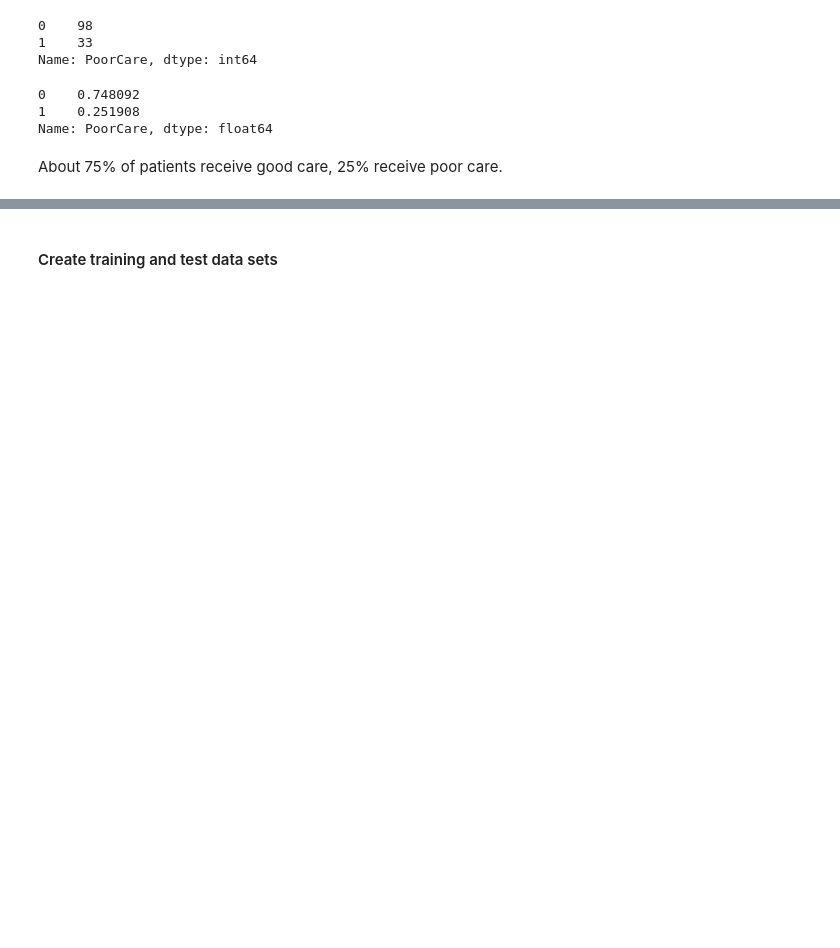
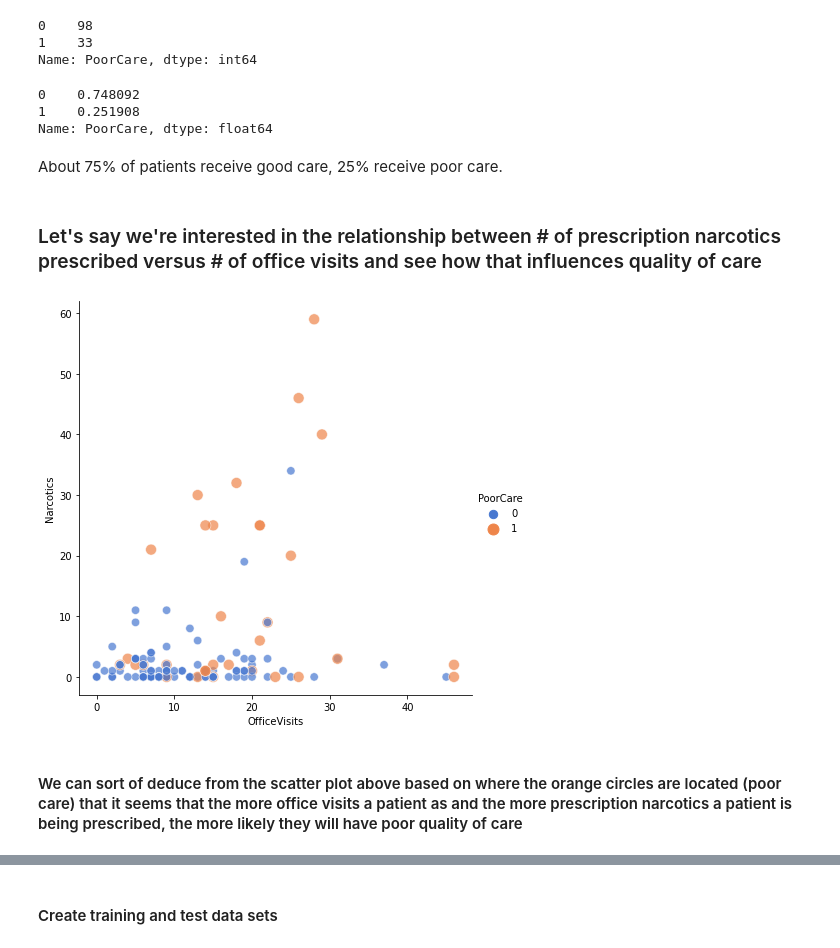
Before and after one commit to pybokeh/analytics-edge, a Jupyter notebook: Unit3/LogisticRegression_HealthCare_Quality.ipynb, the cells around one changed output, grey strips where cells are left out. Saved outputs shown, nothing was run; the diff lists cells and outputs as text; code cells hidden in the pictures; blank space fills up the shorter version.

```diff
--- a/Unit3/LogisticRegression_HealthCare_Quality.ipynb
+++ b/Unit3/LogisticRegression_HealthCare_Quality.ipynb
@@ -47,3 +85,14 @@ df['PoorCare'].value_counts(normalize=True)
 Name: PoorCare, dtype: float64
 # %% [markdown]
 About 75% of patients receive good care, 25% receive poor care.
+# %% [markdown]
+### Let's say we're interested in the relationship between # of prescription narcotics prescribed versus # of office visits and see how that influences quality of care
+# %%
+# I decided to alter the size of the circles to make the poor care data points stand out by
+# making them much larger than the good care data points.  Seaborn make this pretty easy by
+# just passing in the size= and sizes= parameters
+sns.relplot(x="OfficeVisits", y="Narcotics", hue="PoorCare", alpha=0.7, size="PoorCare", sizes=[70,120], palette="muted", height=6, data=df);
+# %% [output]
+[figure, added]
+# %% [markdown]
+#### We can sort of deduce from the scatter plot above based on where the orange circles are located (poor care) that it seems that the more office visits a patient as and the more prescription narcotics a patient is being prescribed, the more likely they will have poor quality of care
```
Also changed, not shown: parts of 19 cells of this notebook, 1 other file.
